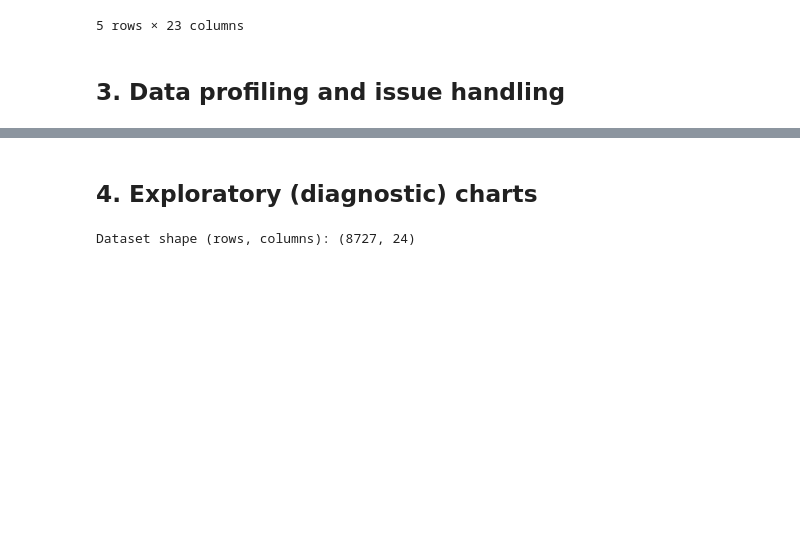
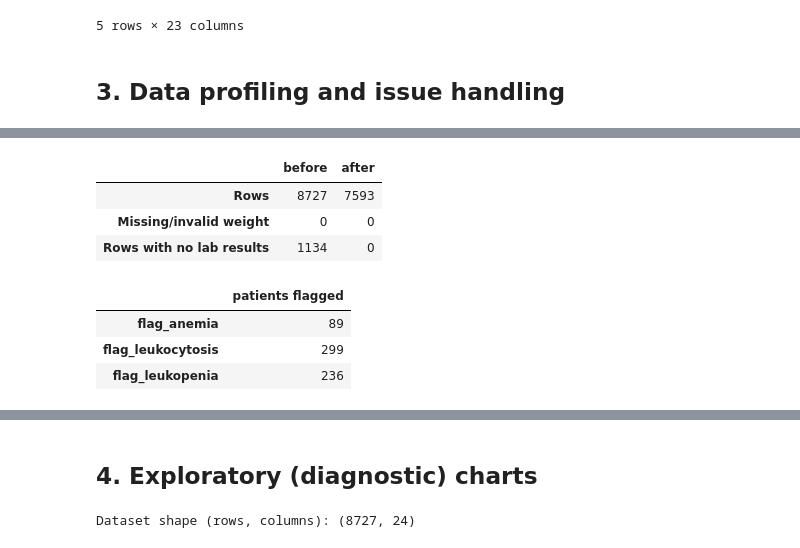
Before and after one commit to a212396-sudo/hospital-cempaka-lab, a Jupyter notebook: notebook/hospital_cempaka_pipeline.ipynb, the cells around one changed output, grey strips where cells are left out. Saved outputs shown, nothing was run; the diff lists cells and outputs as text; code cells hidden in the pictures; blank space fills up the shorter version.

```diff
--- a/notebook/hospital_cempaka_pipeline.ipynb
+++ b/notebook/hospital_cempaka_pipeline.ipynb
@@ -44,0 +110,42 @@ Loaded from CDC URL
+# %%
+# 3.3 Cleaning
+df_clean = df.copy()
+
+# (a) 5.4E-79 is a SAS code for zero weight, not a real number -> NaN
+df_clean[weight_col] = df_clean[weight_col].mask(df_clean[weight_col] < 1e-10, np.nan)
+
+# (b) Drop rows with no lab result at all
+df_clean = df_clean.loc[~df_clean[lab_cols].isna().all(axis=1)].copy()
+
+# (c) Fix data type
+df_clean[id_col] = df_clean[id_col].astype("int64")
+
+# (d) Flag (do not impute) rows with no differential count
+df_clean["has_differential"] = df_clean[diff_cols].notna().all(axis=1)
+
+# (e) Outliers: IQR detection, kept and flagged
+for c in ["LBXWBCSI", "LBXHGB", "LBXPLTSI"]:
+    q1, q3 = df_clean[c].quantile([.25, .75])
+    lo, hi = q1 - 1.5*(q3-q1), q3 + 1.5*(q3-q1)
+    df_clean[f"{c}_iqr_outlier"] = (df_clean[c] < lo) | (df_clean[c] > hi)
+
+# (f) Clinical flags for doctors
+df_clean["flag_anemia"]        = df_clean["LBXHGB"] < 10.0
+df_clean["flag_leukocytosis"]  = df_clean["LBXWBCSI"] > 11.0
+df_clean["flag_leukopenia"]    = df_clean["LBXWBCSI"] < 4.0
+
+summary = pd.DataFrame({
+    "before": [len(df), df[weight_col].isna().sum(), df[lab_cols].isna().all(axis=1).sum()],
+    "after":  [len(df_clean), df_clean[weight_col].isna().sum(), df_clean[lab_cols].isna().all(axis=1).sum()],
+}, index=["Rows", "Missing/invalid weight", "Rows with no lab results"])
+display(summary)
+display(df_clean[["flag_anemia","flag_leukocytosis","flag_leukopenia"]].sum().to_frame("patients flagged"))
+# %% [output]
+|  | before | after |
+| Rows | 8727 | 7593 |
+| Missing/invalid weight | 0 | 0 |
+| Rows with no lab results | 1134 | 0 |
+|  | patients flagged |
+| flag_anemia | 89 |
+| flag_leukocytosis | 299 |
+| flag_leukopenia | 236 |
```
Also changed, not shown: parts of 3 cells of this notebook.
